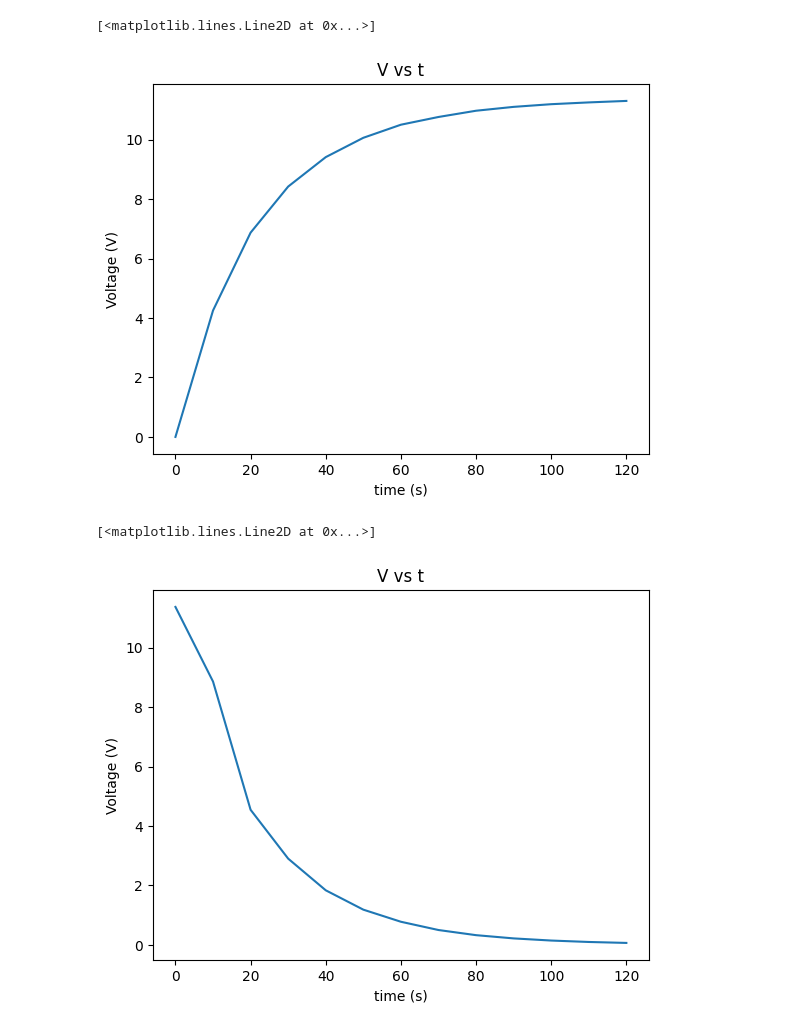
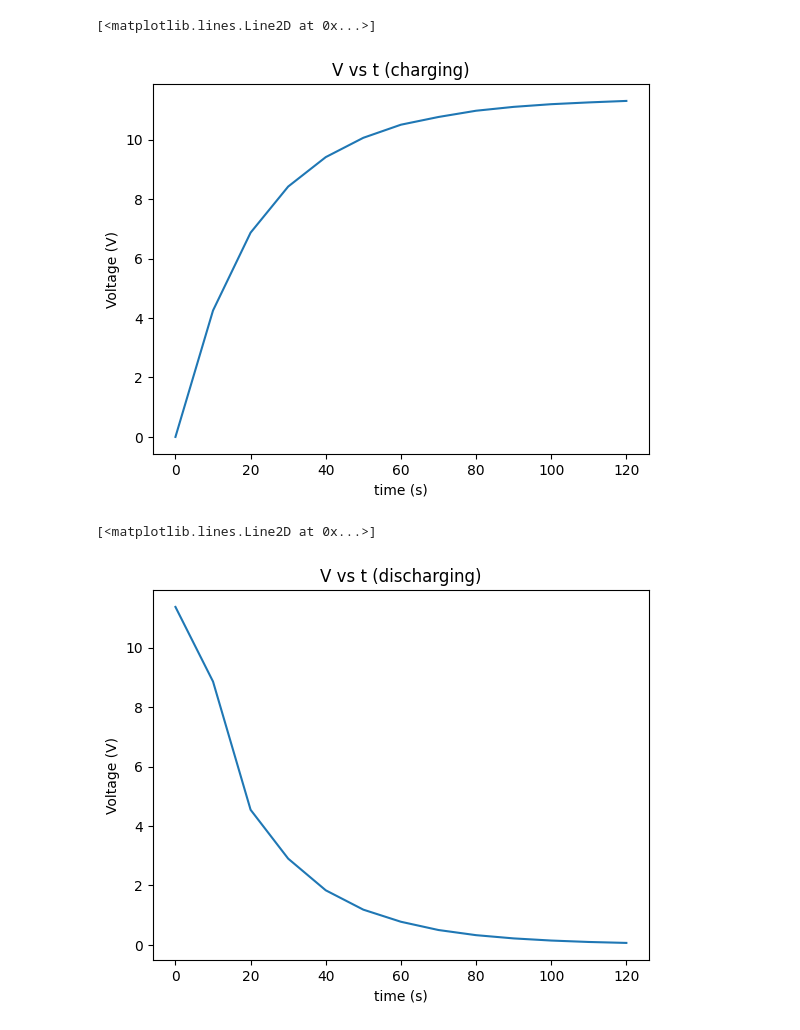
Before and after one commit to teagantrc/PHSX_LAB_1, a Jupyter notebook: Slow_RC_Circuits.ipynb, the cells around one changed output. Drawn from its saved outputs; the diff is of its cells as text; code cells hidden in the pictures.

```diff
--- a/Slow_RC_Circuits.ipynb
+++ b/Slow_RC_Circuits.ipynb
@@ -3,23 +3,23 @@
 # %%
 import numpy as np
 import matplotlib.pyplot as plt
 
 V = np.array([0, 4.252, 6.87, 8.42, 9.41, 10.06, 10.50, 10.76, 10.97, 11.10, 11.19, 11.25, 11.30])
 t = np.array([0, 10, 20, 30, 40, 50, 60, 70 , 80, 90, 100, 110, 120])
 
-plot_title= 'V vs t'
+plot_title= 'V vs t (charging)'
 x_label= 'time (s)'
 y_label= 'Voltage (V)'
 slope_units= 'V/s'
 
 plt.xlabel(x_label)
 plt.ylabel(y_label)
 plt.title(plot_title)
 
 plt.plot(t, V)
 # %% [output]
 [<matplotlib.lines.Line2D at 0x...>]
-[figure, old version]
+[figure, new version]
 # %%
 import numpy as np
 import matplotlib.pyplot as plt
@@ -27,7 +27,7 @@ import matplotlib.pyplot as plt
 V = np.array([11.37, 8.86, 4.546, 2.903, 1.838, 1.187, 0.780, 0.502, 0.329, 0.220, 0.148, 0.100, 0.068])
 t = np.array([0, 10, 20, 30, 40, 50, 60, 70 , 80, 90, 100, 110, 120])
 
-plot_title= 'V vs t'
+plot_title= 'V vs t (discharging)'
 x_label= 'time (s)'
 y_label= 'Voltage (V)'
 slope_units= 'V/s'
@@ -39,4 +39,4 @@ plt.title(plot_title)
 plt.plot(t, V)
 # %% [output]
 [<matplotlib.lines.Line2D at 0x...>]
-[figure, old version]
+[figure, new version]
```
